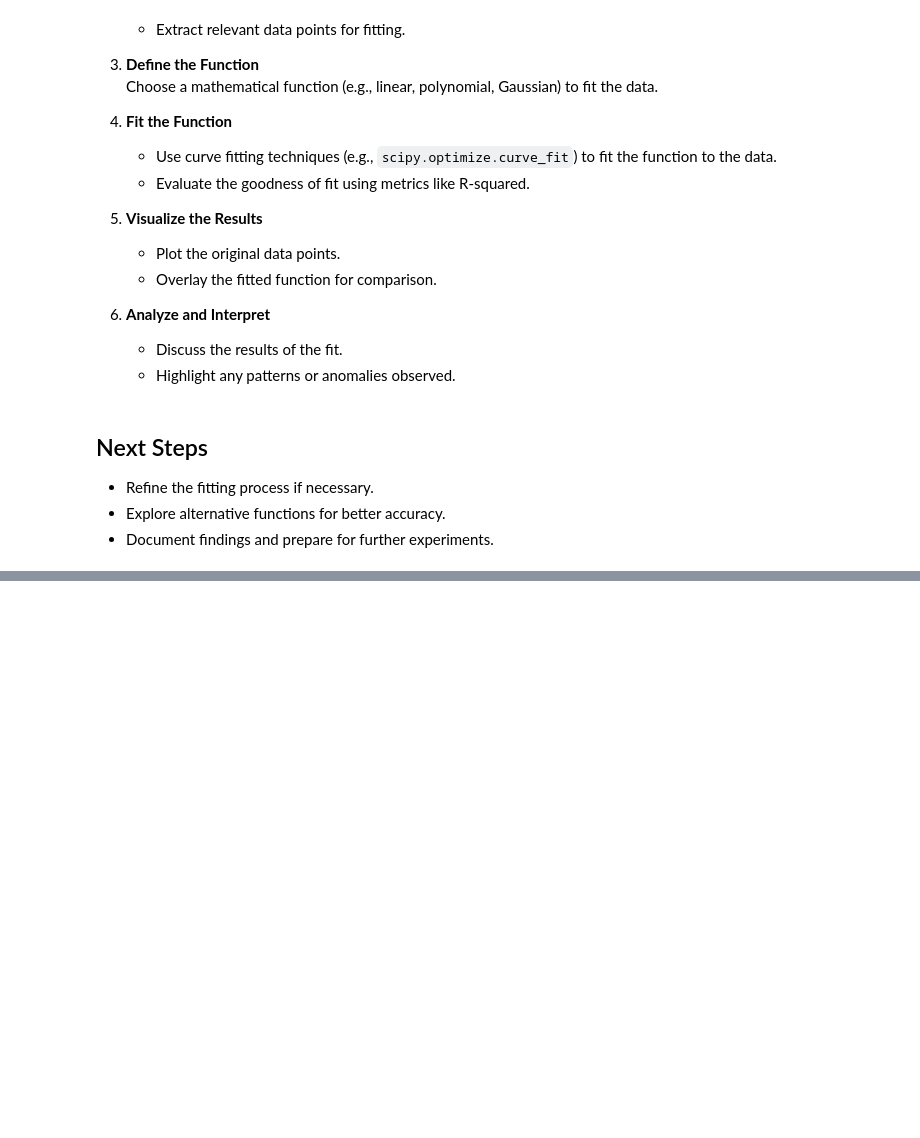
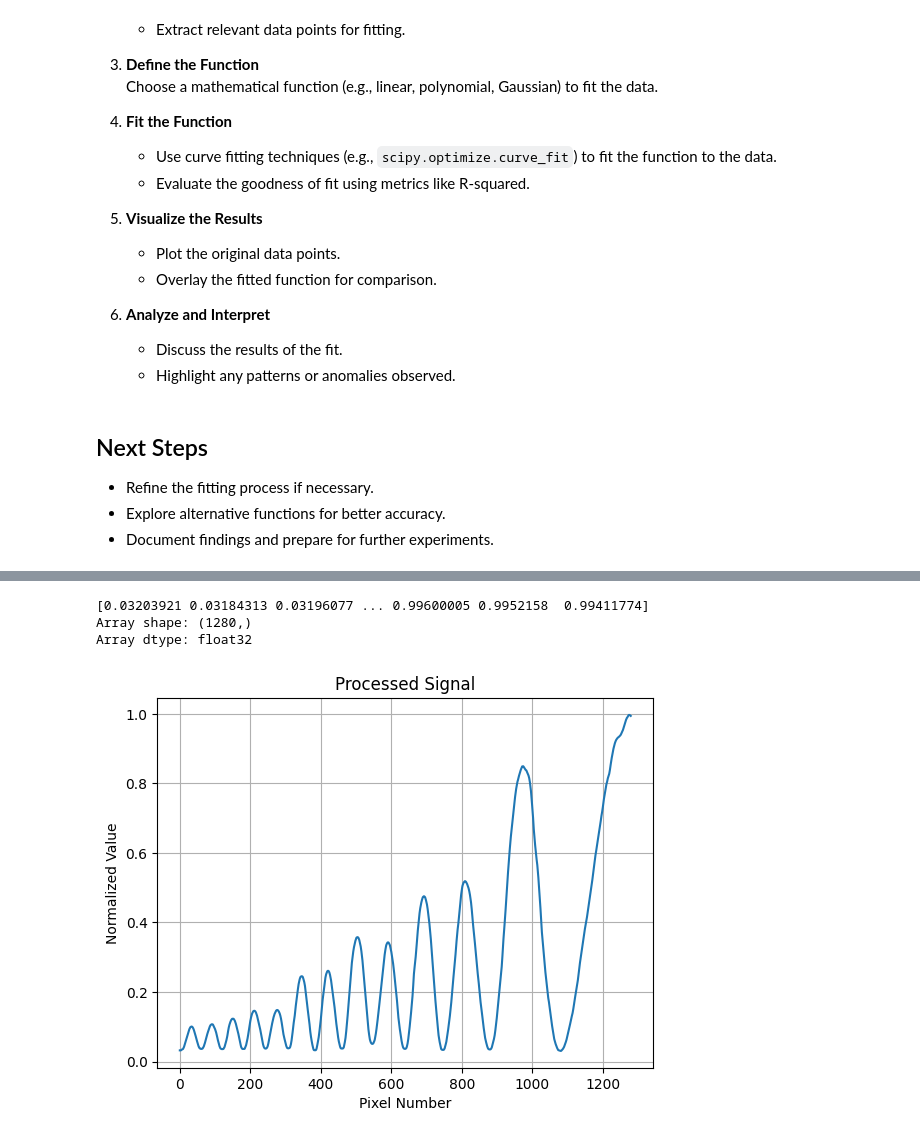
Before and after one commit to FMaia-ilof/one-shot-data-analysis-exploration, a Jupyter notebook: notebooks/exploratory_analysis.ipynb, the cells around one changed output, grey strips where cells are left out. Drawn from its saved outputs; the diff is of its cells as text; code cells hidden in the pictures; blank space fills up the shorter version.

```diff
--- a/notebooks/exploratory_analysis.ipynb
+++ b/notebooks/exploratory_analysis.ipynb
@@ -68,0 +130,20 @@ def apply_median_blur(pattern, kernel_size=5):
+# %%
+def preprocess_pattern(pattern):
+    blur_kernel_size = 15  # Define a default kernel size for median blur
+    roi_height = 100  # Define a default height for the region of interest
+    window_option = "hann"  # Define a default window option
+    resolution_multiplier = 2  # Define a default resolution multiplier
+
+    # pattern = apply_horizontal_flip(pattern)
+    # pattern = apply_interpolate_to_square_shape(pattern)  # max(H, W)
+
+    pattern = apply_normalization(pattern)  # [0, 1] float32
+    pattern = apply_median_blur(pattern, kernel_size=blur_kernel_size)
+    pattern = apply_crop(pattern, roi_height=roi_height)
+    signal = apply_aggregate_roi(pattern)  # mean over vertical axis (axis=0)
+    #signal = pattern
+
+    #signal = apply_window(signal, option=window_option)
+    #signal = apply_padding(signal, resolution_multiplier=resolution_multiplier)
+    #signal = apply_clipping(signal)
+    return signal
@@ -68,0 +163,19 @@ def apply_median_blur(pattern, kernel_size=5):
+# %%
+new = preprocess_pattern(pattern_array)
+print(new)
+print(f"Array shape: {new.shape}")
+print(f"Array dtype: {new.dtype}")
+# %% [output]
+[0.03203921 0.03184313 0.03196077 ... 0.99600005 0.9952158  0.99411774]
+Array shape: (1280,)
+Array dtype: float32
+# %%
+plt.plot(new)
+plt.title("Processed Signal")
+plt.xlabel("Index")
+plt.ylabel("Normalized Value")
+plt.xlabel("Pixel Number")
+plt.grid(True)
+plt.show()
+# %% [output]
+[figure, added]
```
Also changed, not shown: parts of 7 cells of this notebook, 2 other files.
